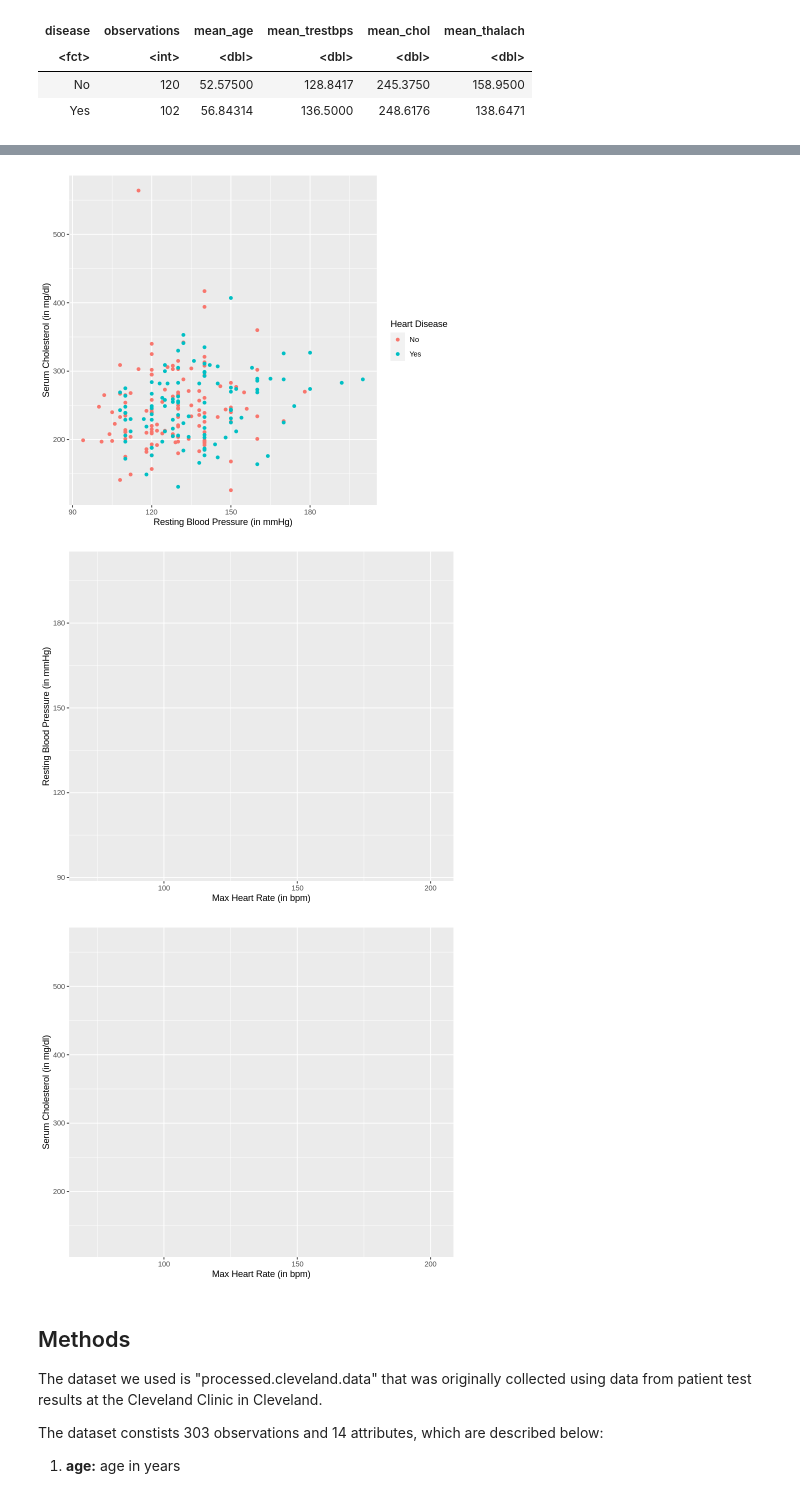
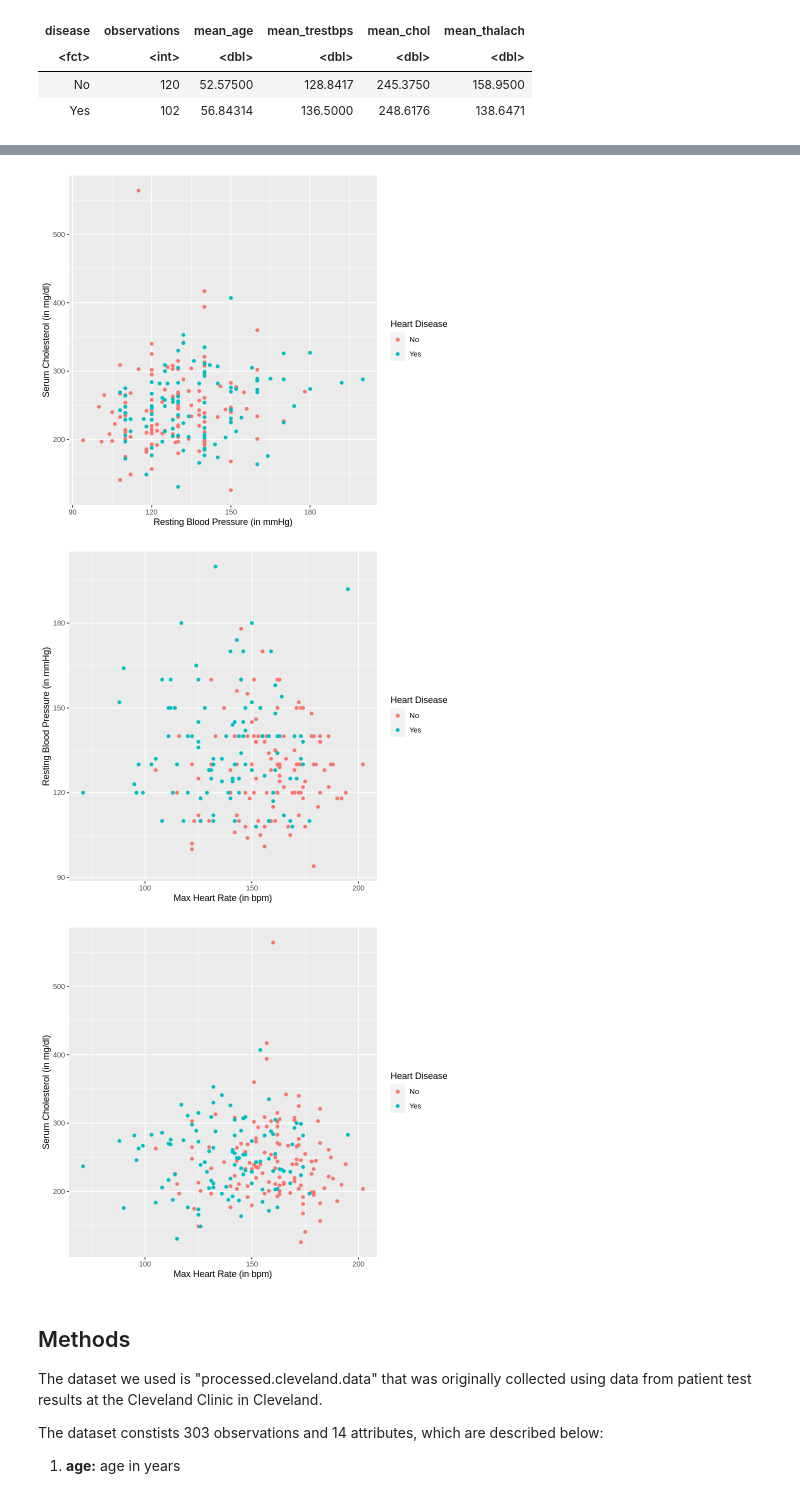
Before and after one commit to auraaaaura/dsci-100-2023-group-44, a Jupyter notebook: group44_project_proposal.ipynb, the cells around one changed output, grey strips where cells are left out. Cells and saved outputs as stored; diff of their text form; code cells hidden in the pictures.

Commit message:
completed copy (so far)
fixed the two graphs with no points
added expected outcomes and significance
added bibliography

```diff
--- a/group44_project_proposal.ipynb
+++ b/group44_project_proposal.ipynb
@@ -133,35 +115,37 @@ age_thalach_plot
 
 # Cholesterol Levels vs Resting Blood Pressure
 trestbps_chol_plot <- heart_train |>
       ggplot(aes(x = trestbps, y = chol, color = disease)) +
       geom_point()+
         labs(x = "Resting Blood Pressure (in mmHg)",
              y = "Serum Cholesterol (in mg/dl)",
              color = "Heart Disease")
 trestbps_chol_plot
 
 # Resting Blood Pressure vs. Max Heart Rate
 thalach_trestbps_plot <- heart_train |>
     ggplot(aes(x = thalach, y = trestbps, color = disease)) +
+    geom_point() +
         labs(x = "Max Heart Rate (in bpm)",
              y = "Resting Blood Pressure (in mmHg)",
              color = "Heart Disease")
 thalach_trestbps_plot
 
 # Cholesterol Levels vs. Max Heart Rate
 thalach_chol_plot <- heart_train |>
     ggplot(aes(x = thalach, y = chol, color = disease)) +
+    geom_point() +
         labs(x = "Max Heart Rate (in bpm)",
              y = "Serum Cholesterol (in mg/dl)",
              color = "Heart Disease")
 thalach_chol_plot
 # %% [output]
 [figure]
 [figure]
 [figure]
 [figure]
-[figure, old version]
+[figure, new version]
-[figure, old version]
+[figure, new version]
 # %% [markdown]
 ## Methods
 
```
Also changed, not shown: parts of 3 cells of this notebook.
